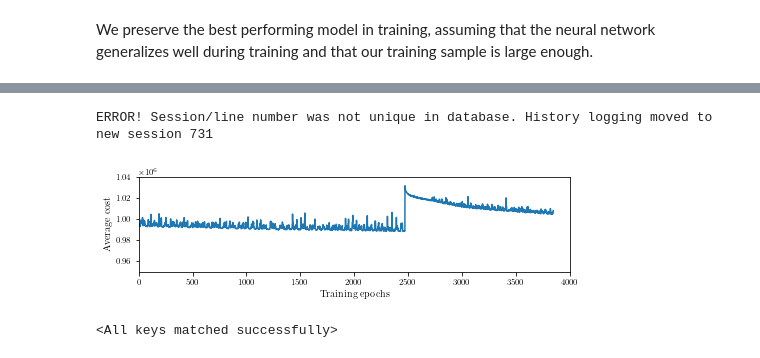
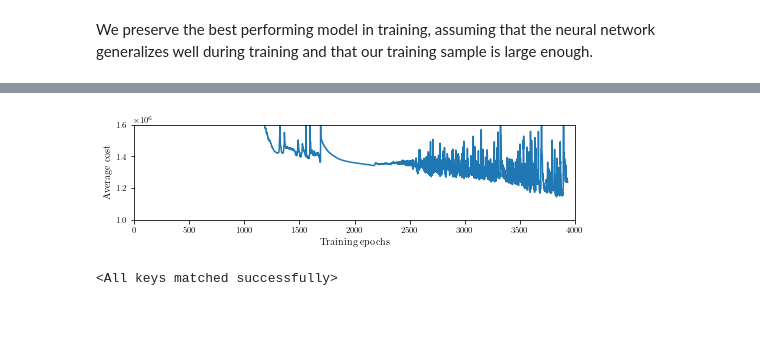
Before and after one commit to kushal-10/inventory-dynamics, a Jupyter notebook: MSOM_data/Gaussian_regression_third_gen.ipynb, the cells around one changed output, grey strips where cells are left out. Drawn from its saved outputs; the diff is of its cells as text; code cells hidden in the pictures; blank space fills up the shorter version.

```diff
--- a/MSOM_data/Gaussian_regression_third_gen.ipynb
+++ b/MSOM_data/Gaussian_regression_third_gen.ipynb
@@ -173,0 +239,20 @@ Combine empirical data with capped-dual index policy.
+# %%
+cost_arr = []
+I0 = 0
+for i in range(1000):
+        S = DualSourcingModel(ce=ce,
+                              cr=cr,
+                              le=le,
+                              lr=lr,
+                              h=h,
+                              b=b,
+                              T=T,
+                              I0=I0,
+                              u1=optimal_u1,
+                              u2=optimal_u2,
+                              u3=optimal_u3,
+                              capped_dual_index=True,
+                              demand_distribution=[sampling_function])
+
+        S.simulate()
+        cost_arr.append(S.total_cost)
@@ -220,7 +309,7 @@ sample_trajectories_dual_index, sample_trajectories_single_index, sample_traject
 # %%
 ### One can experiment with different layer architectures and activations per layer
 nnc_hyperparameters = dict(
-    n_hidden_units = [128,64,32,16,8,4]
+    n_hidden_units = [256,128,64,32,16]
 )
 
 ### We use celu non-linearities for the input layer, hidden layers, and output layer
@@ -252,7 +341,7 @@ all_training_costs = []
 # %%
 optimizer = torch.optim.RMSprop(#[dsd.I_0],
                                 list(fcc.parameters()),
-                                lr=1e1)
+                                lr=3e-3)
 
 optimizer2 = torch.optim.RMSprop([dsd.I_0],
                                 #list(fcc.parameters()),
@@ -260,7 +349,7 @@ optimizer2 = torch.optim.RMSprop([dsd.I_0],
                                )
 # %%
 fine_tuning_iterations = 3000
-minibatch_size = 256
+minibatch_size = 1024
 random_seed = 4
 
 t0 = time.time()
@@ -277,7 +366,7 @@ for it in range(fine_tuning_iterations):
         total_costs.backward()
         if it % 20 == 0:
             print(total_costs/dsd.T)
-        if total_costs < best_loss[0]:<w
+        if total_costs < best_loss[0]:
             best_loss[0] = total_costs.detach().cpu().item()
             best_model[0] = deepcopy(fcc.state_dict())
         return total_costs
@@ -295,33 +398,32 @@ KeyboardInterrupt:
 # %%
 from matplotlib.ticker import NullFormatter
 
 # set nice figure sizes
 fig_width_pt = 495    # Get this from LaTeX using \showthe\columnwidth
 golden_mean = (np.sqrt(5.) - 1.) / 2.  # Aesthetic ratio
 ratio = golden_mean
 inches_per_pt = 1. / 72.27  # Convert pt to inches
 fig_width = fig_width_pt * inches_per_pt  # width in inches
 fig_height = fig_width*ratio  # height in inches
 fig_size = [fig_width, 0.5*fig_height]
 rcParams.update({'figure.figsize': fig_size})
 
 costs = np.array(all_training_costs)
 #np.savetxt("cost_direct_learning.dat",costs)
 
 fig, ax = plt.subplots(ncols=1)
 plt.plot(costs,alpha=1)
 ax.yaxis.set_minor_formatter(NullFormatter())
 ax.set_xlabel(r'Training epochs')
 ax.set_ylabel(r'Average cost')
 plt.tight_layout()
 #plt.yscale("log")
 plt.xlim(0,4000)
-plt.ylim(0.95e6,1.04e6)
+plt.ylim(1e6,1.6e6)
 plt.margins(0,0)
 plt.show()
 # %% [output]
-ERROR! Session/line number was not unique in database. History logging moved to new session 731
-[figure, old version]
+[figure, new version]
 # %%
 fcc.load_state_dict(best_model[0])
 #best_model_load = torch.load('nnc_best_model_MSOM_091921.pt', map_location='cpu')
```
Also changed, not shown: parts of 19 cells of this notebook, 1 other file.
